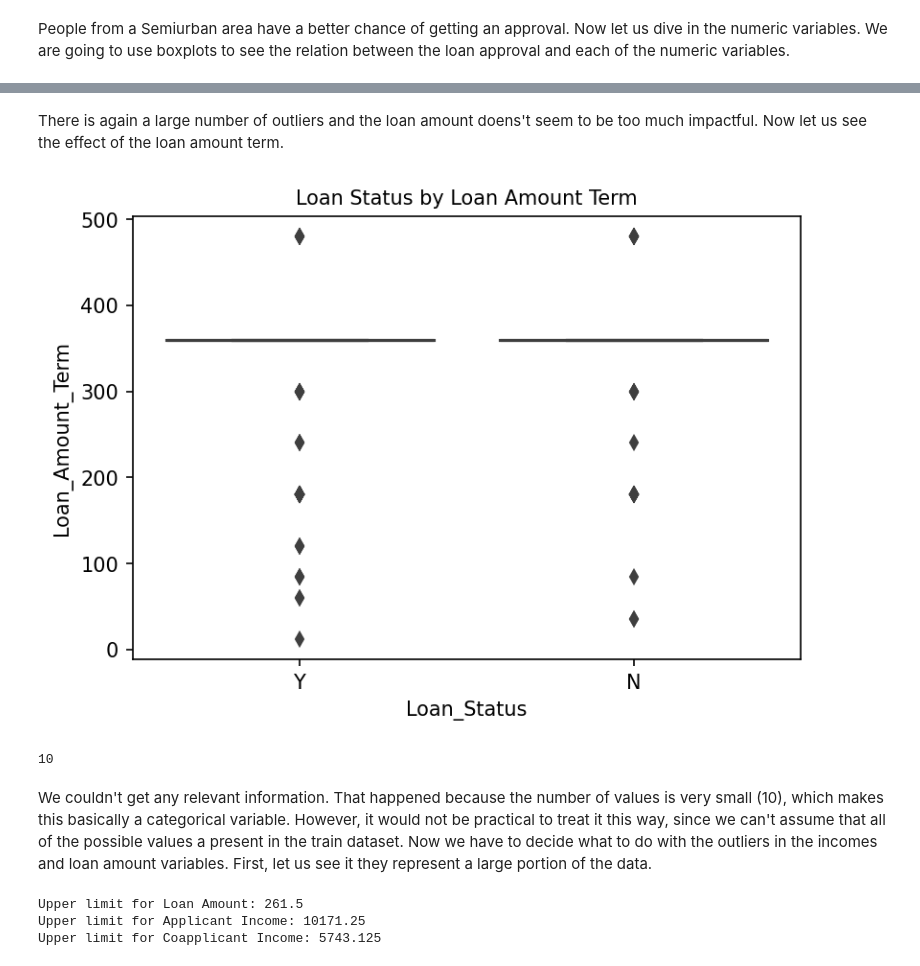
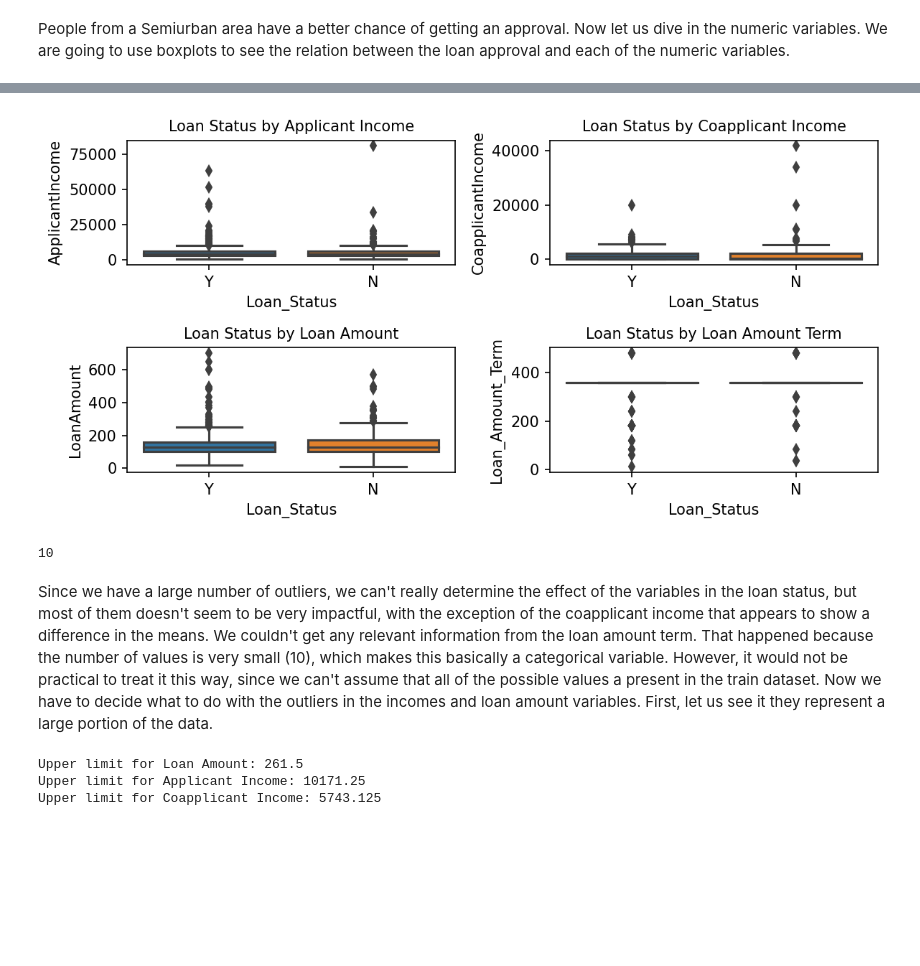
Before and after one commit to mateusmelo821/loan-prediction, a Jupyter notebook: index.ipynb, the cells around one changed output, grey strips where cells are left out. Cells and saved outputs as stored; diff of their text form; code cells hidden in the pictures; blank space fills up the shorter version.

Commit message:
Starting the model training

```diff
--- a/index.ipynb
+++ b/index.ipynb
@@ -383,18 +382,23 @@ plt.show()
-# %% [markdown]
-There is again a large number of outliers and the loan amount doens't seem to be too much impactful. Now let us see the effect of the loan amount term.
-# %%
-fig, ax = plt.subplots(figsize=(6,4), dpi=150)
-sns.boxplot(data=df_train, x='Loan_Status', y='Loan_Amount_Term', ax=ax)
-ax.set_title("Loan Status by Loan Amount Term", fontdict={'fontsize':10})
-plt.show()
-# %% [output]
-[figure, removed]
+# %%
+fig, ax = plt.subplots(2, 2, figsize=(8,4), dpi=150)
+sns.boxplot(data=df_train, x='Loan_Status', y='ApplicantIncome', ax=ax[0,0])
+ax[0,0].set_title("Loan Status by Applicant Income", fontdict={'fontsize':10})
+sns.boxplot(data=df_train, x='Loan_Status', y='CoapplicantIncome', ax=ax[0,1])
+ax[0,1].set_title("Loan Status by Coapplicant Income", fontdict={'fontsize':10})
+sns.boxplot(data=df_train, x='Loan_Status', y='LoanAmount', ax=ax[1,0])
+ax[1,0].set_title("Loan Status by Loan Amount", fontdict={'fontsize':10})
+sns.boxplot(data=df_train, x='Loan_Status', y='Loan_Amount_Term', ax=ax[1,1])
+ax[1,1].set_title("Loan Status by Loan Amount Term", fontdict={'fontsize':10})
+plt.tight_layout()
+plt.show()
+# %% [output]
+[figure, added]
 # %%
 df_train['Loan_Amount_Term'].nunique()
 # %% [output]
 10
 # %% [markdown]
-We couldn't get any relevant information. That happened because the number of values is very small (10), which makes this basically a categorical variable. However, it would not be practical to treat it this way, since we can't assume that all of the possible values a present in the train dataset. Now we have to decide what to do with the outliers in the incomes and loan amount variables. First, let us see it they represent a large portion of the data.
+Since we have a large number of outliers, we can't really determine the effect of the variables in the loan status, but most of them doesn't seem to be very impactful, with the exception of the coapplicant income that appears to show a difference in the means. We couldn't get any relevant information from the loan amount term. That happened because the number of values is very small (10), which makes this basically a categorical variable. However, it would not be practical to treat it this way, since we can't assume that all of the possible values a present in the train dataset. Now we have to decide what to do with the outliers in the incomes and loan amount variables. First, let us see it they represent a large portion of the data.
 # %%
 Q1 = df_train['LoanAmount'].quantile(0.25)
 Q3 = df_train['LoanAmount'].quantile(0.75)
```
Also changed, not shown: parts of 30 cells of this notebook.
